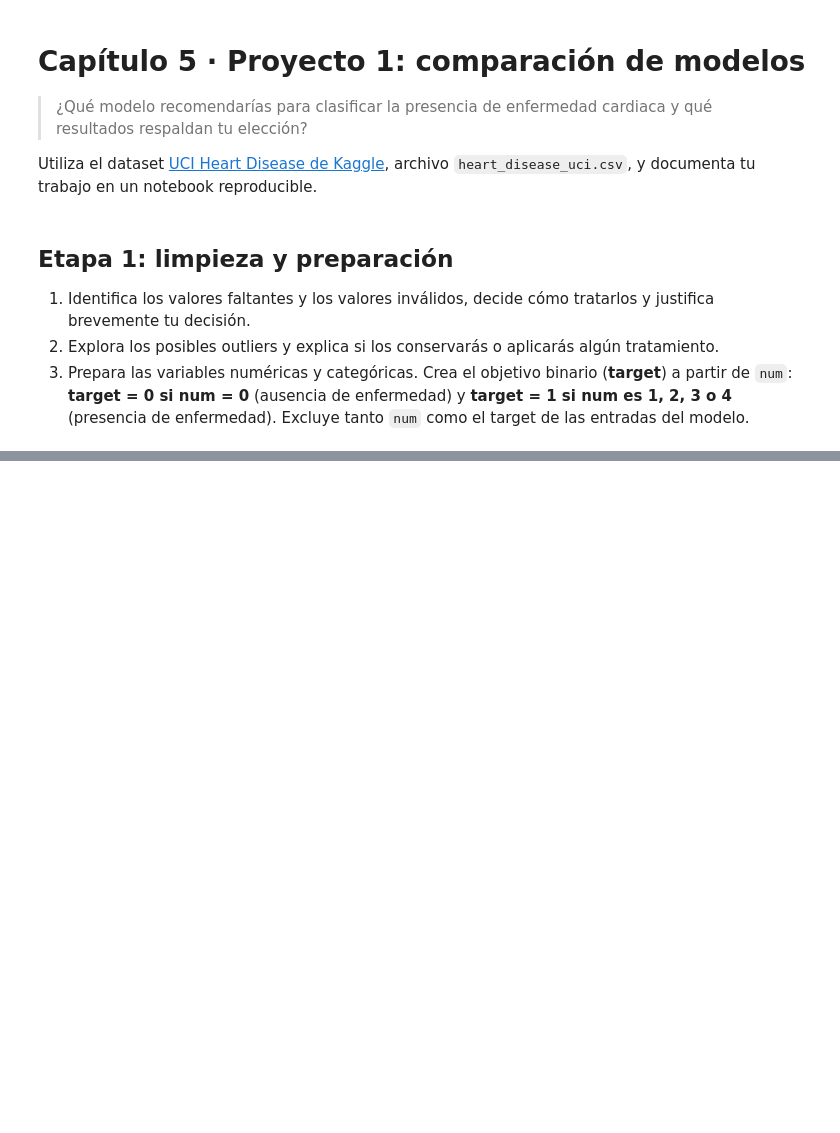
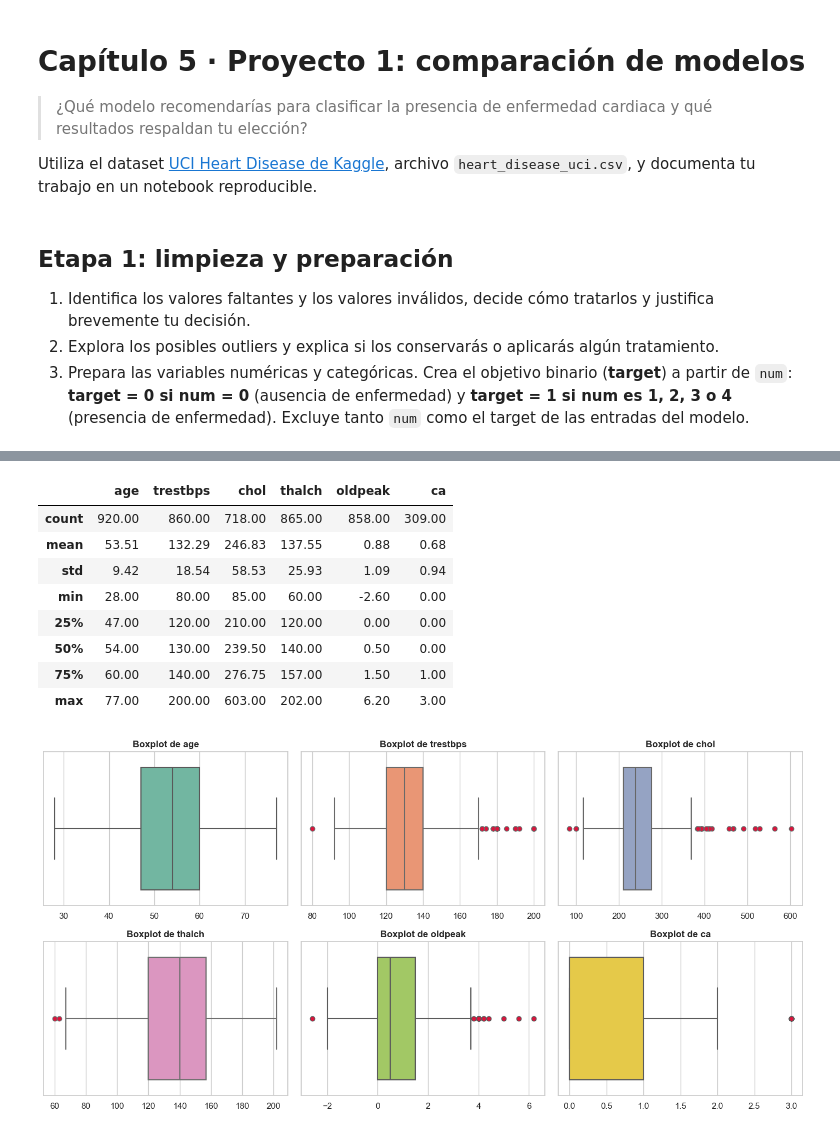
Before and after one commit to edsondaniel99/ml-course, a Jupyter notebook: workspace/01_proyecto_comparacion_modelos.ipynb, the cells around one changed output, grey strips where cells are left out. Drawn from its saved outputs; the diff is of its cells as text; code cells hidden in the pictures; blank space fills up the shorter version.

```diff
--- a/workspace/01_proyecto_comparacion_modelos.ipynb
+++ b/workspace/01_proyecto_comparacion_modelos.ipynb
@@ -195,9 +91,0 @@ Name: count, dtype: int64
-# %%
-moda_cp = df.groupby("cp")["exang"].agg(lambda s: s.mode().iloc[0])   # una moda por categoría de cp
-df["exang"] = df["exang"].fillna(df["cp"].map(moda_cp))
-# %%
-moda_cp = df.groupby("cp")["ca"].agg(lambda s: s.mode().iloc[0])   # una moda por categoría de cp
-df["ca"] = df["ca"].fillna(df["ca"].map(moda_cp))
-# %%
-moda_cp = df.groupby("cp")["thal"].agg(lambda s: s.mode().iloc[0])   # una moda por categoría de cp
-df["thal"] = df["thal"].fillna(df["cp"].map(moda_cp))
@@ -211,2 +91,0 @@ plt.show()
-# %%
-df["target"]=np.where(df["num"] == 0, 0, 1)
@@ -229,0 +119,35 @@ df.head()
+# %%
+df_temp = df.copy()
+df_temp["trestbps"] = df_temp["trestbps"].replace(0, np.nan)
+df_temp["chol"] = df_temp["chol"].replace(0, np.nan)
+
+num_cols = ["age", "trestbps", "chol", "thalch", "oldpeak", "ca"]
+display(df_temp[num_cols].describe().round(2))
+
+# Tablas
+colores = sns.color_palette("Set2", n_colors=len(num_cols))
+
+fig, axes = plt.subplots(2, 3, figsize=(14, 7))
+for ax, col, color in zip(axes.flatten(), num_cols, colores):
+    sns.boxplot(
+        x=df_temp[col],
+        ax=ax,
+        color=color,
+        flierprops={"marker": "o", "markerfacecolor": "crimson", "markersize": 6},
+    )
+    ax.set_title(f"Boxplot de {col}", fontsize=12, fontweight="bold")
+    ax.set_xlabel("")
+
+plt.tight_layout()
+plt.show()
+# %% [output]
+|  | age | trestbps | chol | thalch | oldpeak | ca |
+| count | 920.00 | 860.00 | 718.00 | 865.00 | 858.00 | 309.00 |
+| mean | 53.51 | 132.29 | 246.83 | 137.55 | 0.88 | 0.68 |
+| std | 9.42 | 18.54 | 58.53 | 25.93 | 1.09 | 0.94 |
+| min | 28.00 | 80.00 | 85.00 | 60.00 | -2.60 | 0.00 |
+| 25% | 47.00 | 120.00 | 210.00 | 120.00 | 0.00 | 0.00 |
+| 50% | 54.00 | 130.00 | 239.50 | 140.00 | 0.50 | 0.00 |
+| 75% | 60.00 | 140.00 | 276.75 | 157.00 | 1.50 | 1.00 |
+| max | 77.00 | 200.00 | 603.00 | 202.00 | 6.20 | 3.00 |
+[figure, added]
```
Also changed, not shown: parts of 21 cells of this notebook, 4 other files.
